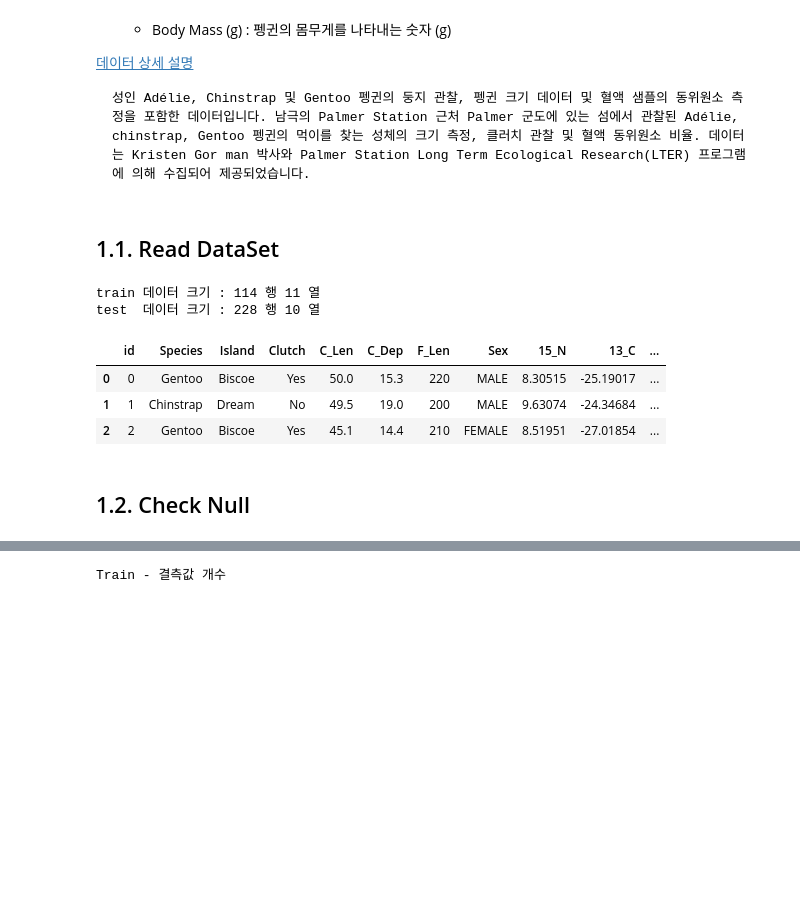
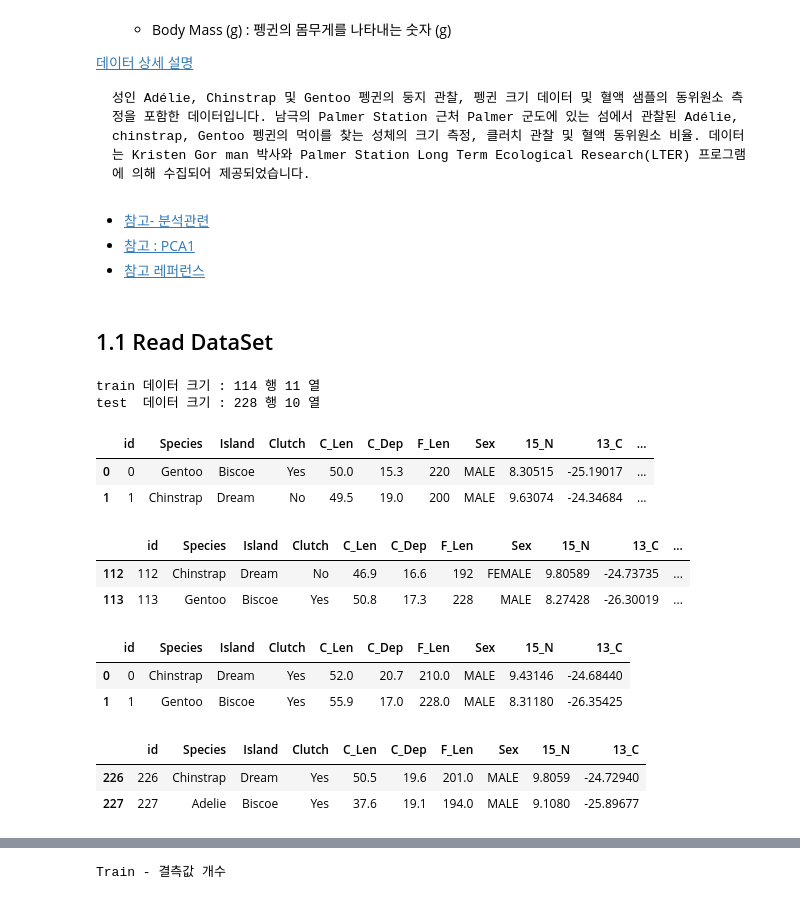
Before and after one commit to E-EE-E/MachineLearning-Study, a Jupyter notebook: Penguin_Weight/wbpark/wbpark_main.ipynb, the cells around one changed output, grey strips where cells are left out. Cells and saved outputs as stored; diff of their text form; code cells hidden in the pictures; blank space fills up the shorter version.

```diff
--- a/Penguin_Weight/wbpark/wbpark_main.ipynb
+++ b/Penguin_Weight/wbpark/wbpark_main.ipynb
@@ -25,8 +25,12 @@
 [데이터 상세 설명](https://allisonhorst.github.io/palmerpenguins/)
 
     성인 Adélie, Chinstrap 및 Gentoo 펭귄의 둥지 관찰, 펭귄 크기 데이터 및 혈액 샘플의 동위원소 측정을 포함한 데이터입니다. 남극의 Palmer Station 근처 Palmer 군도에 있는 섬에서 관찰된 Adélie, chinstrap, Gentoo 펭귄의 먹이를 찾는 성체의 크기 측정, 클러치 관찰 및 혈액 동위원소 비율. 데이터는 Kristen Gor man 박사와 Palmer Station Long Term Ecological Research(LTER) 프로그램에 의해 수집되어 제공되었습니다.
+# %% [markdown]
+- [참고- 분석관련](https://datascienceschool.net/03%20machine%20learning/04.01%20%ED%9A%8C%EA%B7%80%EB%B6%84%EC%84%9D%20%EC%98%88%EC%A0%9C.html)
+- [참고 : PCA1](https://ooyoung.tistory.com/78)
+- [참고 레퍼런스](https://dacon.io/competitions/official/235862/codeshare/4068?page=1&dtype=recent)
 # %% [markdown]
-## 1.1. Read DataSet
+## 1.1 Read DataSet
 # %%
 import pandas as pd
 import numpy as np
@@ -34,8 +38,8 @@ import matplotlib.pyplot as plt
 import seaborn as sns
 
 # Read Data
-train_data = pd.read_csv('../data/train.csv')
-test_data = pd.read_csv('../data/test.csv')
+train_data = pd.read_csv('../data/train.csv').sort_values(by='id',ascending=True)
+test_data = pd.read_csv('../data/test.csv').sort_values(by='id',ascending=True)
 
 # Print Data Size
 print("train 데이터 크기 : %s 행 %s 열" % train_data.shape)
@@ -44,34 +48,43 @@ print("test  데이터 크기 : %s 행 %s 열" % test_data.shape)
 # Species Data 짧게 변경
 train_data["Species"] = train_data["Species"].apply(lambda x : x.split()[0])
 test_data["Species"] = test_data["Species"].apply(lambda x : x.split()[0])
 
 # 열이름 변경
 col_rename = {
 "Clutch Completion":"Clutch",
 "Culmen Length (mm)":"C_Len",
 "Culmen Depth (mm)":"C_Dep",
 "Flipper Length (mm)":"F_Len",
 "Delta 15 N (o/oo)":"15_N",
 "Delta 13 C (o/oo)":"13_C",
 }
 # 열이름 변경
 train_data.rename(columns = col_rename, inplace=True)
 test_data.rename(columns = col_rename, inplace=True)
 
 # 열 카테고리화
 cols_categorical = ["Species","Island","Clutch","Sex"]
 for colName in cols_categorical:
     train_data[colName] = train_data[colName].astype('category')
     test_data[colName] = test_data[colName].astype('category')
 
 # Data 예시출력
-display( train_data.head(3) )
+display( train_data.head(2) )
+display( train_data.tail(2) )
+display( test_data.head(2) )
+display( test_data.tail(2) )
 # %% [output]
 train 데이터 크기 : 114 행 11 열
 test  데이터 크기 : 228 행 10 열
 |  | id | Species | Island | Clutch | C_Len | C_Dep | F_Len | Sex | 15_N | 13_C | ... |
 | 0 | 0 | Gentoo | Biscoe | Yes | 50.0 | 15.3 | 220 | MALE | 8.30515 | -25.19017 | ... |
 | 1 | 1 | Chinstrap | Dream | No | 49.5 | 19.0 | 200 | MALE | 9.63074 | -24.34684 | ... |
-| 2 | 2 | Gentoo | Biscoe | Yes | 45.1 | 14.4 | 210 | FEMALE | 8.51951 | -27.01854 | ... |
+|  | id | Species | Island | Clutch | C_Len | C_Dep | F_Len | Sex | 15_N | 13_C | ... |
+| 112 | 112 | Chinstrap | Dream | No | 46.9 | 16.6 | 192 | FEMALE | 9.80589 | -24.73735 | ... |
+| 113 | 113 | Gentoo | Biscoe | Yes | 50.8 | 17.3 | 228 | MALE | 8.27428 | -26.30019 | ... |
+|  | id | Species | Island | Clutch | C_Len | C_Dep | F_Len | Sex | 15_N | 13_C |
+| 0 | 0 | Chinstrap | Dream | Yes | 52.0 | 20.7 | 210.0 | MALE | 9.43146 | -24.68440 |
+| 1 | 1 | Gentoo | Biscoe | Yes | 55.9 | 17.0 | 228.0 | MALE | 8.31180 | -26.35425 |
+|  | id | Species | Island | Clutch | C_Len | C_Dep | F_Len | Sex | 15_N | 13_C |
+| 226 | 226 | Chinstrap | Dream | Yes | 50.5 | 19.6 | 201.0 | MALE | 9.8059 | -24.72940 |
+| 227 | 227 | Adelie | Biscoe | Yes | 37.6 | 19.1 | 194.0 | MALE | 9.1080 | -25.89677 |
-# %% [markdown]
-## 1.2. Check Null
```
Also changed, not shown: parts of 72 cells of this notebook, 5 other files.
